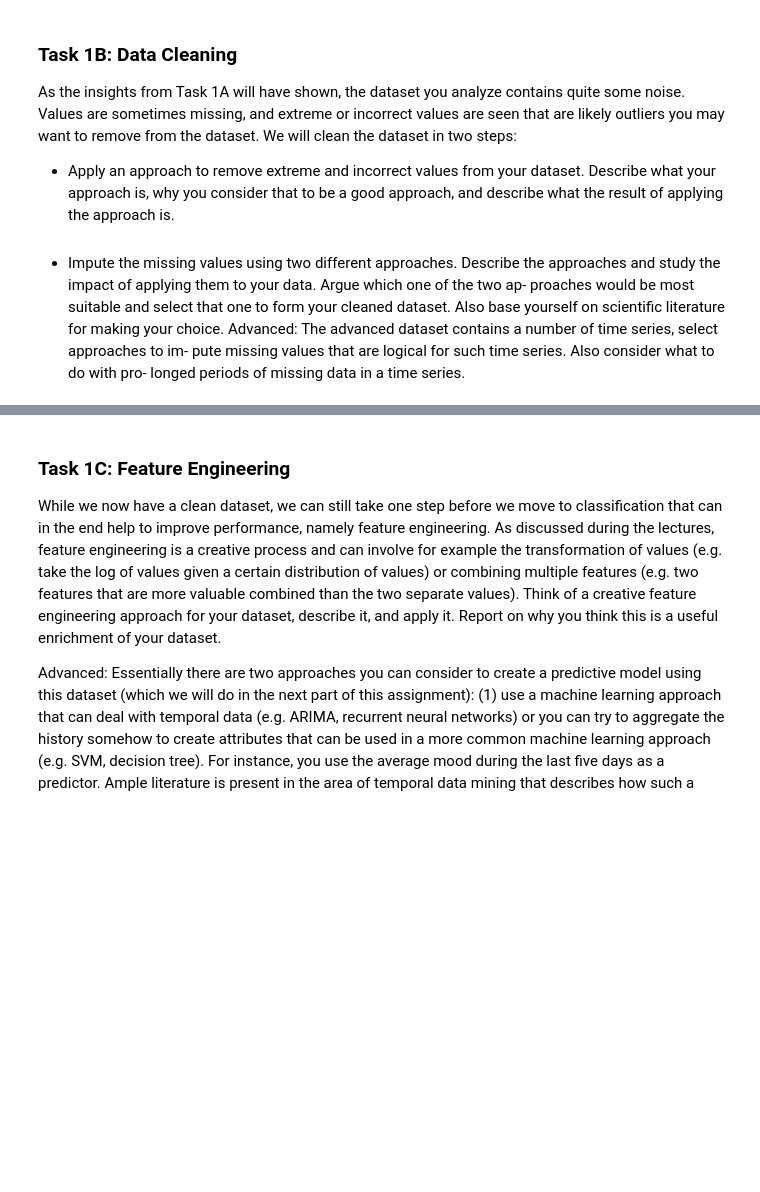
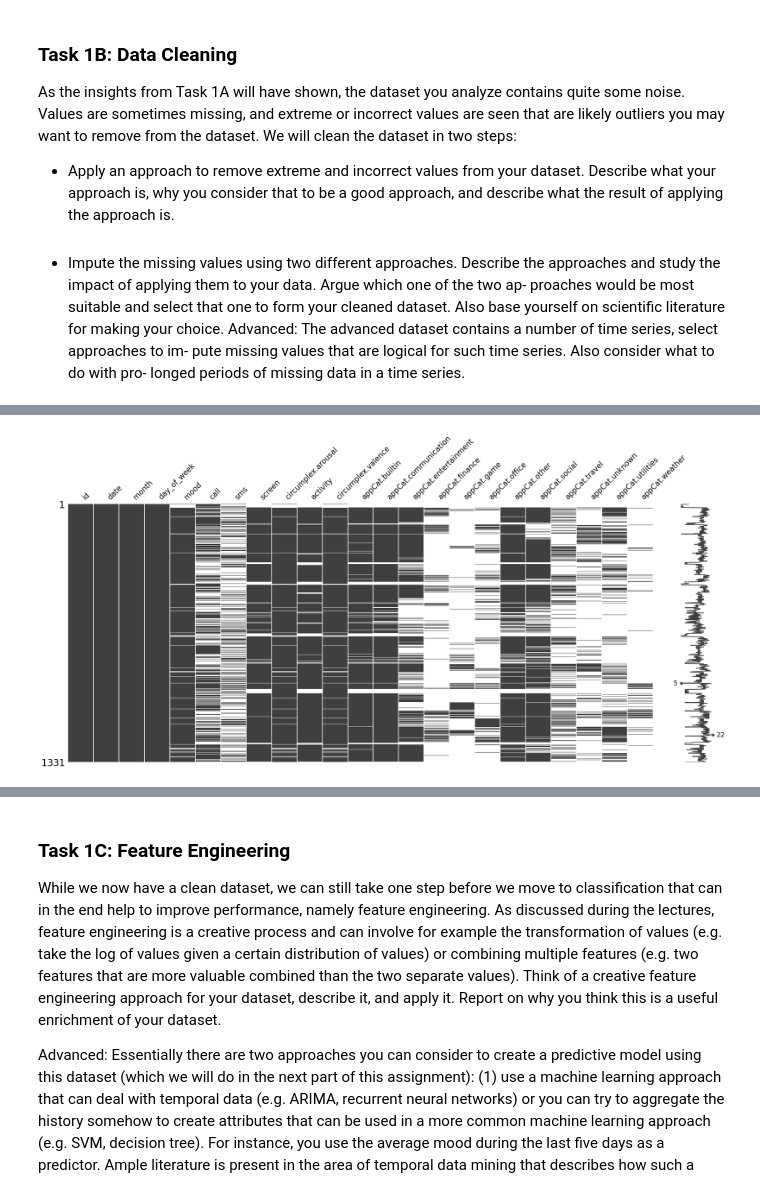
Before and after one commit to moosmiddelkoop/DMT-1, a Jupyter notebook: Assignment_1.ipynb, the cells around one changed output, grey strips where cells are left out. Cells and saved outputs as stored; diff of their text form; code cells hidden in the pictures; blank space fills up the shorter version.

```diff
--- a/Assignment_1.ipynb
+++ b/Assignment_1.ipynb
@@ -172 +212,29 @@ longed periods of missing data in a time series.
+# %%
+# As you can see, the data for all users starts with a chunk of time in which nothing but calls and sms's are logged.
+# From the moment the user starts inputting mood, valence, and arousal, this is mostly consistent, and other activities start to be logged too.
+# This leads us to the conlcusion that this first period is not relevant to a prediction task, and assume the data for a user starts from the first point they log their mood.
+# This is done by the following code:
+
+# get the first time a user logs their mood
+# get a mask for when mood is logged
+mood_mask = data_1b['mood'] >= 0
+just_mood = data_1b[mood_mask]
+first_mood_time = just_mood.groupby('id')['date'].min()
+
+data_cut = pd.DataFrame()
+# split df for each user and then concatenate into a new one
+for id in data_1b['id'].unique():
+    id_mask = data_1b['id'] == id
+    id_df = data_1b[id_mask]
+    first_mood_time_mask = id_df['date'] >= first_mood_time[id]
+    id_df = id_df[first_mood_time_mask]
+    data_cut = pd.concat([data_cut, id_df])
+
+# check if it worked
+msno.matrix(data_cut)
+
+# save it
+data_cut.to_csv('data/data_post_first_mood.csv')
+# %% [output]
+[figure, added]
 # %%
```
Also changed, not shown: parts of 13 cells of this notebook.
